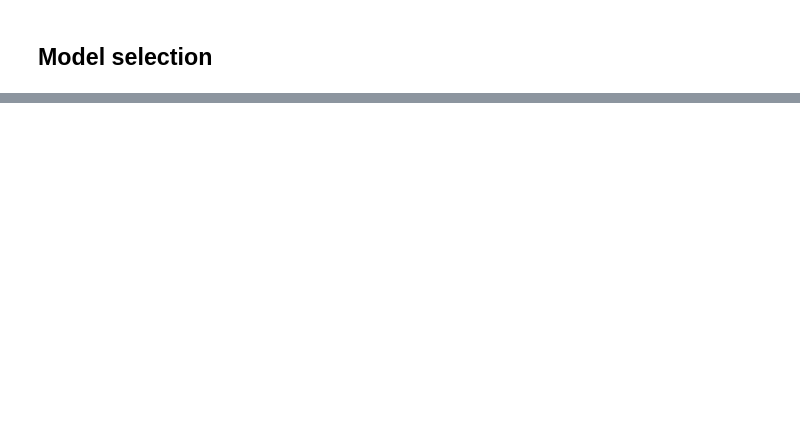
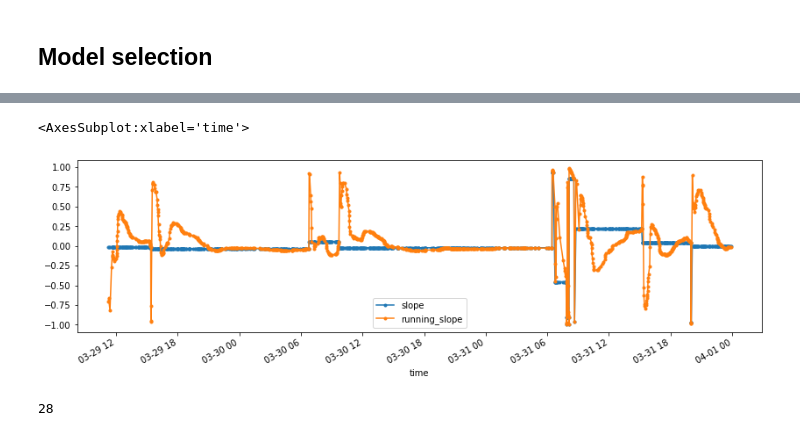
Before and after one commit to felipemontefuscolo/bitme, a Jupyter notebook: OhlcSim.ipynb, the cells around one changed output, grey strips where cells are left out. Saved outputs shown, nothing was run; the diff lists cells and outputs as text; code cells hidden in the pictures; blank space fills up the shorter version.

```diff
--- a/OhlcSim.ipynb
+++ b/OhlcSim.ipynb
@@ -734,0 +951,5 @@ NameError: name 'model_selection' is not defined
+# %%
+a[['slope', 'running_slope']].iloc[-1000:].plot(style='.-', figsize=(14, 4))
+# %% [output]
+<AxesSubplot:xlabel='time'>
+[figure, added]
@@ -734,0 +981,4 @@ NameError: name 'model_selection' is not defined
+# %%
+len(states)
+# %% [output]
+28
```
Also changed, not shown: parts of 124 cells of this notebook.
